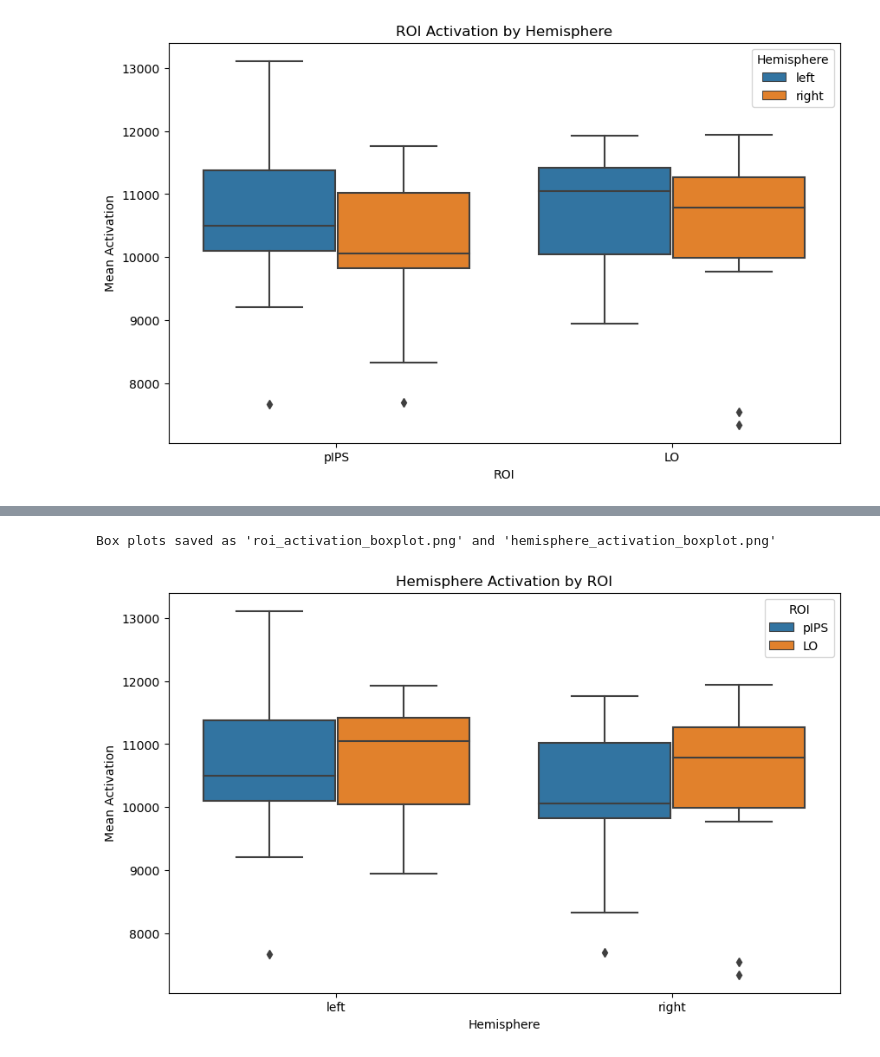
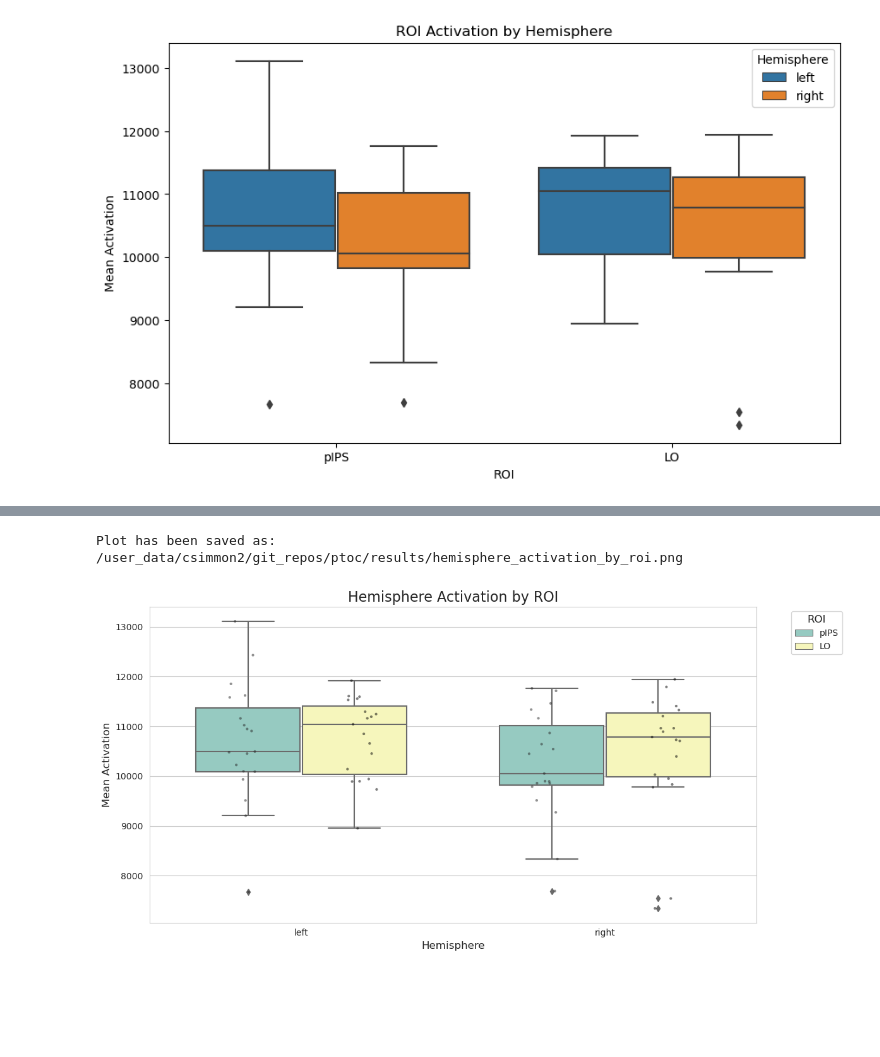
Before and after one commit to cnsimmons/ptoc, a Jupyter notebook: analyses/gca/visualize_roi.ipynb, the cells around one changed output, grey strips where cells are left out. Cells and saved outputs as stored; diff of their text form; code cells hidden in the pictures; blank space fills up the shorter version.

Commit message:
roi mean activation figures and files

```diff
--- a/analyses/gca/visualize_roi.ipynb
+++ b/analyses/gca/visualize_roi.ipynb
@@ -114,32 +111,48 @@ Box plots saved as 'roi_hemisphere_activation_boxplots.png'
-# %%
-import os
-import pandas as pd
-import matplotlib.pyplot as plt
-import seaborn as sns
-
-# Assume results_df is already loaded with your data
-
-# First figure: ROI on x-axis
-plt.figure(figsize=(10, 6))
-sns.boxplot(x='roi', y='mean_activation', hue='hemisphere', data=results_df)
-plt.title('ROI Activation by Hemisphere')
-plt.xlabel('ROI')
-plt.ylabel('Mean Activation')
-plt.legend(title='Hemisphere')
-plt.savefig('roi_activation_boxplot.png')
-plt.close()
-
-# Second figure: Hemisphere on x-axis
-plt.figure(figsize=(10, 6))
-sns.boxplot(x='hemisphere', y='mean_activation', hue='roi', data=results_df)
-plt.title('Hemisphere Activation by ROI')
-plt.xlabel('Hemisphere')
-plt.ylabel('Mean Activation')
-plt.legend(title='ROI')
-#plt.savefig('hemisphere_activation_boxplot.png')
-#plt.close()
-
-print("Box plots saved as 'roi_activation_boxplot.png' and 'hemisphere_activation_boxplot.png'")
-# %% [output]
-Box plots saved as 'roi_activation_boxplot.png' and 'hemisphere_activation_boxplot.png'
-[figure, removed]
+# %%
+import os
+import pandas as pd
+import matplotlib.pyplot as plt
+import seaborn as sns
+
+# Set up directories
+curr_dir = f'/user_data/csimmon2/git_repos/ptoc'
+results_dir = '/user_data/csimmon2/git_repos/ptoc/results'
+
+# Load the data
+data = results_df
+
+# Set the color palette to match previous plots
+color_palette = sns.color_palette("Set3")
+
+# Create the plot
+plt.figure(figsize=(12, 6))
+sns.set_style("whitegrid")
+
+# Create the box plot
+sns.boxplot(x='hemisphere', y='mean_activation', hue='roi',
+            data=results_df, palette=color_palette[:2], width=0.7)
+
+# Add individual data points
+sns.stripplot(x='hemisphere', y='mean_activation', hue='roi',
+              data=results_df, dodge=True, alpha=0.5,
+              color='black', size=3)
+
+# Customize the plot
+plt.title('Hemisphere Activation by ROI', fontsize=16)
+plt.xlabel('Hemisphere', fontsize=12)
+plt.ylabel('Mean Activation', fontsize=12)
+
+# Adjust legend
+handles, labels = plt.gca().get_legend_handles_labels()
+plt.legend(handles[:2], labels[:2], title='ROI', title_fontsize='12', fontsize='10',
+           bbox_to_anchor=(1.05, 1), loc='upper left')
+
+plt.tight_layout()
+output_path = os.path.join(results_dir, 'hemisphere_activation_by_roi.png')
+#plt.savefig(output_path, dpi=300, bbox_inches='tight')
+#plt.close()
+
+print(f"Plot has been saved as: {output_path}")
+# %% [output]
+Plot has been saved as: /user_data/csimmon2/git_repos/ptoc/results/hemisphere_activation_by_roi.png
+[figure, added]
```
Also changed, not shown: parts of 3 cells of this notebook, 6 other files.
